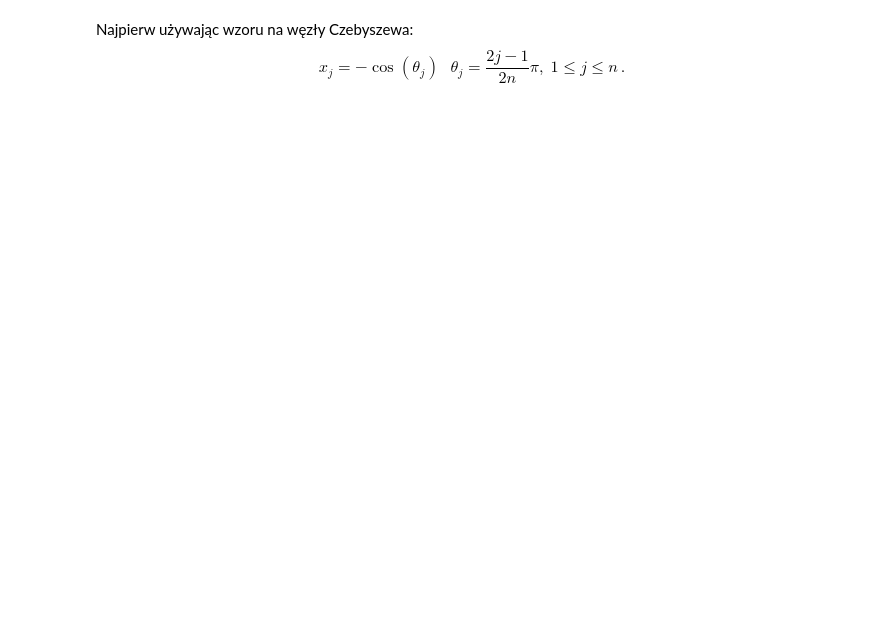
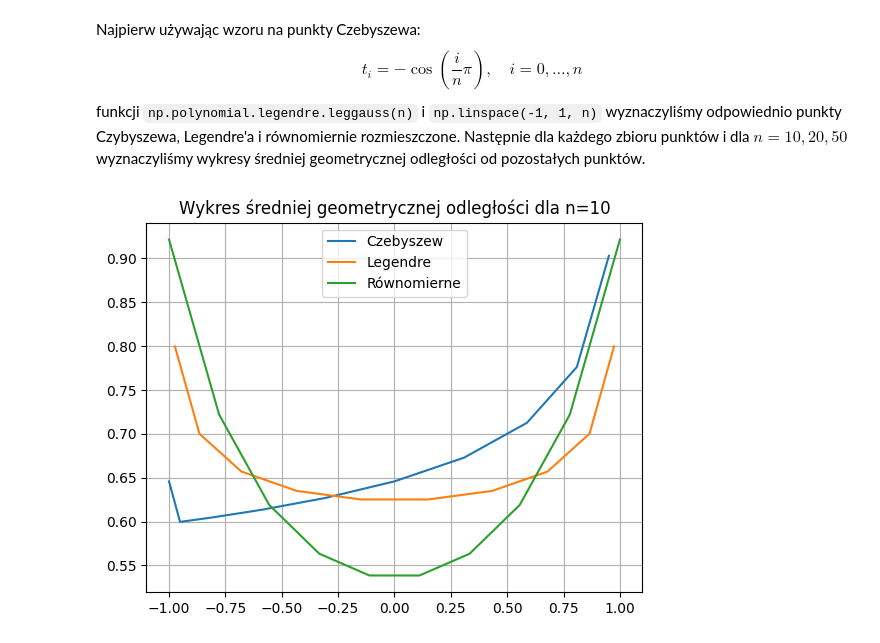
Before and after one commit to lythx/MOWNIT, a Jupyter notebook: lab4/merged.ipynb, the cells around one changed output. Cells and saved outputs as stored; diff of their text form; code cells hidden in the pictures; blank space fills up the shorter version.

```diff
--- a/lab4/merged.ipynb
+++ b/lab4/merged.ipynb
@@ -22,6 +28,6 @@ def calculate_distance_geometric_mean(x_vec, index):
     distances = np.array([abs(xi - x) for xi in x_vec if xi != x])
     return np.prod(distances) ** (1 / len(distances))
 # %% [markdown]
-Najpierw używając wzoru na węzły Czebyszewa: $$ \begin{equation}
-x_j = -\cos(\theta_j) \ \ \ \theta_j = \frac{2j - 1}{2n}\pi, \; 1 \leq j \leq n\,.
-\end{equation} $$
+Najpierw używając wzoru na punkty Czebyszewa: $$ \begin{equation}
+t_i = -\cos\left(\frac{i}{n}\pi\right), \quad i = 0, \ldots, n
+\end{equation} $$funkcji `np.polynomial.legendre.leggauss(n)` i `np.linspace(-1, 1, n)` wyznaczyliśmy odpowiednio punkty Czybyszewa, Legendre'a i równomiernie rozmieszczone. Następnie dla każdego zbioru punktów i dla $n=10, 20, 50$ wyznaczyliśmy wykresy średniej geometrycznej odległości od pozostałych punktów.
@@ -27,0 +43,9 @@ x_j = -\cos(\theta_j) \ \ \ \theta_j = \frac{2j - 1}{2n}\pi, \; 1 \leq j \leq n\
+# %%
+n = 10
+plot_points([generate_chebyshev_nodes(n),
+                 generate_legendre_nodes(n),
+                 generate_uniform_nodes(n)],
+                ["Czebyszew", "Legendre", "Równomierne"],
+                f"Wykres średniej geometrycznej odległości dla n={n}")
+# %% [output]
+[figure, added]
```
Also changed, not shown: parts of 13 cells of this notebook.
